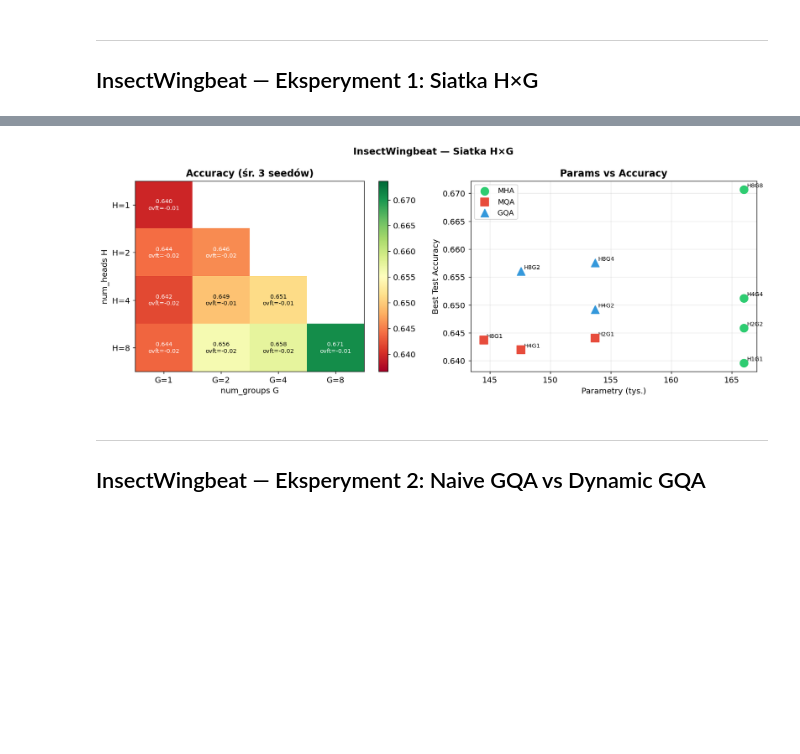
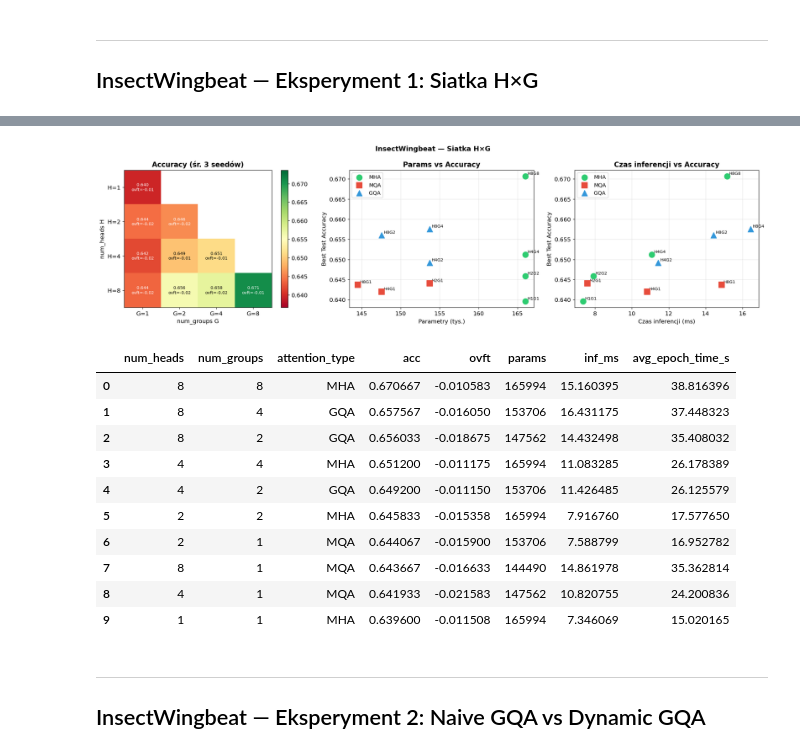
Before and after one commit to mikolaj-olesinski/Deep-Neural-Networks-PWR, a Jupyter notebook: lab12/lista12_wyniki_analiza.ipynb, the cells around one changed output, grey strips where cells are left out. Cells and saved outputs as stored; diff of their text form; code cells hidden in the pictures; blank space fills up the shorter version.

```diff
--- a/lab12/lista12_wyniki_analiza.ipynb
+++ b/lab12/lista12_wyniki_analiza.ipynb
@@ -43,11 +44,13 @@ InsectWingbeat ukończone: 33
 exp1 = df_imdb[df_imdb['run_name'].str.startswith('grid_')].copy()
 
 grid = exp1.groupby(['num_heads', 'num_groups', 'attention_type']).agg(
-    acc  = ('best_test_acc', 'mean'),
-    ovft = ('overfitting_gap', 'mean'),
+    acc    = ('best_test_acc', 'mean'),
+    ovft   = ('overfitting_gap', 'mean'),
     params = ('num_params', 'first'),
+    inf_ms = ('inference_time_ms', 'mean'),
+    avg_epoch_time_s = ('avg_epoch_time_s', 'mean'),
 ).reset_index()
 
-print(grid[['num_heads','num_groups','attention_type','acc','ovft','params']]
-      .sort_values('acc', ascending=False).to_string(index=False))
+display(grid[['num_heads','num_groups','attention_type','acc','ovft','params','inf_ms', 'avg_epoch_time_s']]
+        .sort_values('acc', ascending=False).reset_index(drop=True))
 # %% [output]
@@ -248,8 +325,10 @@ ins_summary = ins_grid.groupby(['num_heads', 'num_groups', 'attention_type']).ag
     acc    = ('best_test_acc', 'mean'),
     ovft   = ('overfitting_gap', 'mean'),
     params = ('num_params', 'first'),
+    inf_ms = ('inference_time_ms', 'mean'),
+    avg_epoch_time_s = ('avg_epoch_time_s', 'mean'),
 ).reset_index()
 
-print(ins_summary[['num_heads','num_groups','attention_type','acc','ovft','params']]
-      .sort_values('acc', ascending=False).to_string(index=False))
+display(ins_summary[['num_heads','num_groups','attention_type','acc','ovft','params','inf_ms', 'avg_epoch_time_s']]
+        .sort_values('acc', ascending=False).reset_index(drop=True))
 # %% [output]
@@ -268,7 +347,7 @@ print(ins_summary[['num_heads','num_groups','attention_type','acc','ovft','param
 H_vals_i = sorted(ins_grid['num_heads'].dropna().unique().astype(int))
 G_vals_i = sorted(ins_grid['num_groups'].dropna().unique().astype(int))
 
-fig, (ax1, ax2) = plt.subplots(1, 2, figsize=(13, 5))
+fig, (ax1, ax2, ax3) = plt.subplots(1, 3, figsize=(18, 5))
 
 # --- 1. Heatmapa accuracy ---
 mat_i      = np.full((len(H_vals_i), len(G_vals_i)), np.nan)
@@ -289,42 +368,72 @@ ax1.set_xlabel('num_groups G'); ax1.set_ylabel('num_heads H')
 plt.colorbar(im, ax=ax1, format='%.3f')
 
 for i in range(len(H_vals_i)):
     for j in range(len(G_vals_i)):
         v = mat_i[i, j]
         if not np.isnan(v):
             rel = (v - vmin_i) / (vmax_i - vmin_i)
             clr = 'black' if 0.25 < rel < 0.75 else 'white'
             ovft_str = f'\novft={mat_ovft_i[i,j]:.2f}' if not np.isnan(mat_ovft_i[i,j]) else ''
             ax1.text(j, i, f'{v:.3f}{ovft_str}', ha='center', va='center', fontsize=8, color=clr)
 
-# --- 2. Parametry vs Accuracy ---
+# --- 2. Params vs Accuracy ---
 for _, row in ins_summary.iterrows():
     at = row.attention_type
     marker = 'o' if at == 'MHA' else ('s' if at == 'MQA' else '^')
     ax2.scatter(row.params / 1000, row.acc, s=120, marker=marker,
                 color=COLORS.get(at, 'gray'), zorder=5, label=at)
     ax2.annotate(f'H{int(row.num_heads)}G{int(row.num_groups)}',
-                 (row.params / 1000, row.acc),
-                 xytext=(4, 3), textcoords='offset points', fontsize=8)
+                 (row.params / 1000, row.acc), xytext=(4, 3),
+                 textcoords='offset points', fontsize=8)
 
-ax2.set_xlabel('Parametry (tys.)')
-ax2.set_ylabel('Best Test Accuracy')
+ax2.set_xlabel('Parametry (tys.)'); ax2.set_ylabel('Best Test Accuracy')
 ax2.set_title('Params vs Accuracy', fontweight='bold')
 ax2.grid(True, alpha=0.3)
-
 handles, labels = ax2.get_legend_handles_labels()
 seen = {}; uniq_h, uniq_l = [], []
 for h, l in zip(handles, labels):
-    if l not in seen:
-        seen[l] = True; uniq_h.append(h); uniq_l.append(l)
+    if l not in seen: seen[l] = True; uniq_h.append(h); uniq_l.append(l)
 ax2.legend(uniq_h, uniq_l, fontsize=10)
+
+# --- 3. Czas inferencji vs Accuracy ---
+for _, row in ins_summary.iterrows():
+    at = row.attention_type
+    marker = 'o' if at == 'MHA' else ('s' if at == 'MQA' else '^')
+    ax3.scatter(row.inf_ms, row.acc, s=120, marker=marker,
+                color=COLORS.get(at, 'gray'), zorder=5, label=at)
+    ax3.annotate(f'H{int(row.num_heads)}G{int(row.num_groups)}',
+                 (row.inf_ms, row.acc), xytext=(4, 3),
+                 textcoords='offset points', fontsize=8)
+
+ax3.set_xlabel('Czas inferencji (ms)'); ax3.set_ylabel('Best Test Accuracy')
+ax3.set_title('Czas inferencji vs Accuracy', fontweight='bold')
+ax3.grid(True, alpha=0.3)
+handles, labels = ax3.get_legend_handles_labels()
+seen = {}; uniq_h, uniq_l = [], []
+for h, l in zip(handles, labels):
+    if l not in seen: seen[l] = True; uniq_h.append(h); uniq_l.append(l)
+ax3.legend(uniq_h, uniq_l, fontsize=10)
 
 plt.suptitle('InsectWingbeat — Siatka H×G', fontsize=13, fontweight='bold')
 plt.tight_layout()
 plt.savefig('wyniki_insect_exp1.png', dpi=150, bbox_inches='tight')
 plt.show()
+
+display(ins_summary[['num_heads','num_groups','attention_type','acc','ovft','params','inf_ms', 'avg_epoch_time_s']]
+        .sort_values('acc', ascending=False).reset_index(drop=True))
 # %% [output]
-[figure, old version]
+[figure, new version]
+|  | num_heads | num_groups | attention_type | acc | ovft | params | inf_ms | avg_epoch_time_s |
+| 0 | 8 | 8 | MHA | 0.670667 | -0.010583 | 165994 | 15.160395 | 38.816396 |
+| 1 | 8 | 4 | GQA | 0.657567 | -0.016050 | 153706 | 16.431175 | 37.448323 |
+| 2 | 8 | 2 | GQA | 0.656033 | -0.018675 | 147562 | 14.432498 | 35.408032 |
+| 3 | 4 | 4 | MHA | 0.651200 | -0.011175 | 165994 | 11.083285 | 26.178389 |
+| 4 | 4 | 2 | GQA | 0.649200 | -0.011150 | 153706 | 11.426485 | 26.125579 |
+| 5 | 2 | 2 | MHA | 0.645833 | -0.015358 | 165994 | 7.916760 | 17.577650 |
+| 6 | 2 | 1 | MQA | 0.644067 | -0.015900 | 153706 | 7.588799 | 16.952782 |
+| 7 | 8 | 1 | MQA | 0.643667 | -0.016633 | 144490 | 14.861978 | 35.362814 |
+| 8 | 4 | 1 | MQA | 0.641933 | -0.021583 | 147562 | 10.820755 | 24.200836 |
+| 9 | 1 | 1 | MHA | 0.639600 | -0.011508 | 165994 | 7.346069 | 15.020165 |
 # %% [markdown]
 ---
 ## InsectWingbeat — Eksperyment 2: Naive GQA vs Dynamic GQA
```
Also changed, not shown: parts of 15 cells of this notebook, 13 other files.
